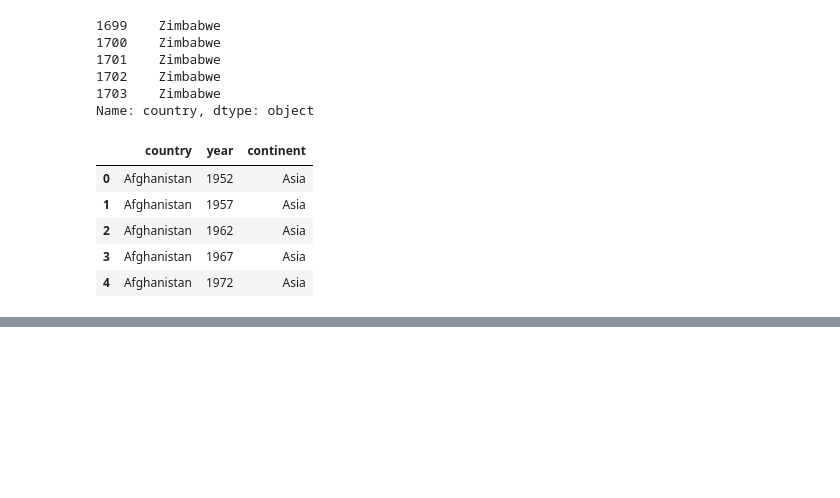
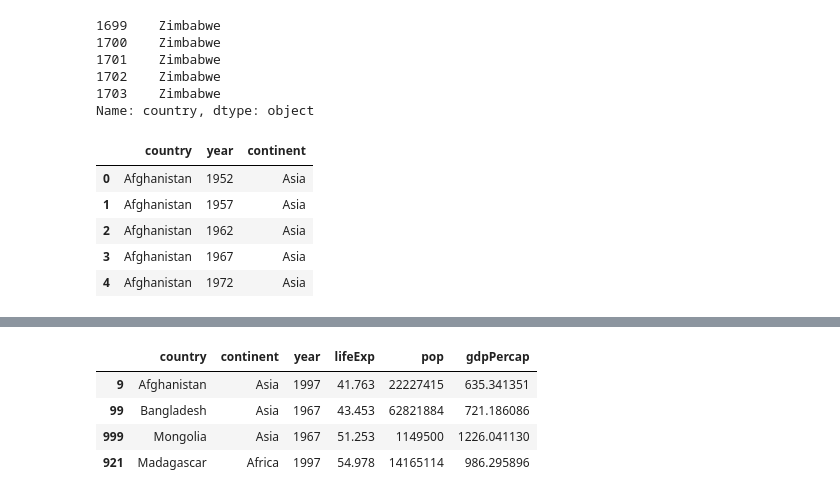
Before and after one commit to siddhartha296/feb22, a Jupyter notebook: nptel_data_analytics_lectures.ipynb, the cells around one changed output, grey strips where cells are left out. Saved outputs shown, nothing was run; the diff lists cells and outputs as text; code cells hidden in the pictures; blank space fills up the shorter version.

```diff
--- a/nptel_data_analytics_lectures.ipynb
+++ b/nptel_data_analytics_lectures.ipynb
@@ -151,0 +194,8 @@ subset.head()
+# %%
+df1.loc[[9,99,999,921]]#gettting outputs of multiple rows
+# %% [output]
+|  | country | continent | year | lifeExp | pop | gdpPercap |
+| 9 | Afghanistan | Asia | 1997 | 41.763 | 22227415 | 635.341351 |
+| 99 | Bangladesh | Asia | 1967 | 43.453 | 62821884 | 721.186086 |
+| 999 | Mongolia | Asia | 1967 | 51.253 | 1149500 | 1226.041130 |
+| 921 | Madagascar | Africa | 1997 | 54.978 | 14165114 | 986.295896 |
```
Also changed, not shown: parts of 8 cells of this notebook.
